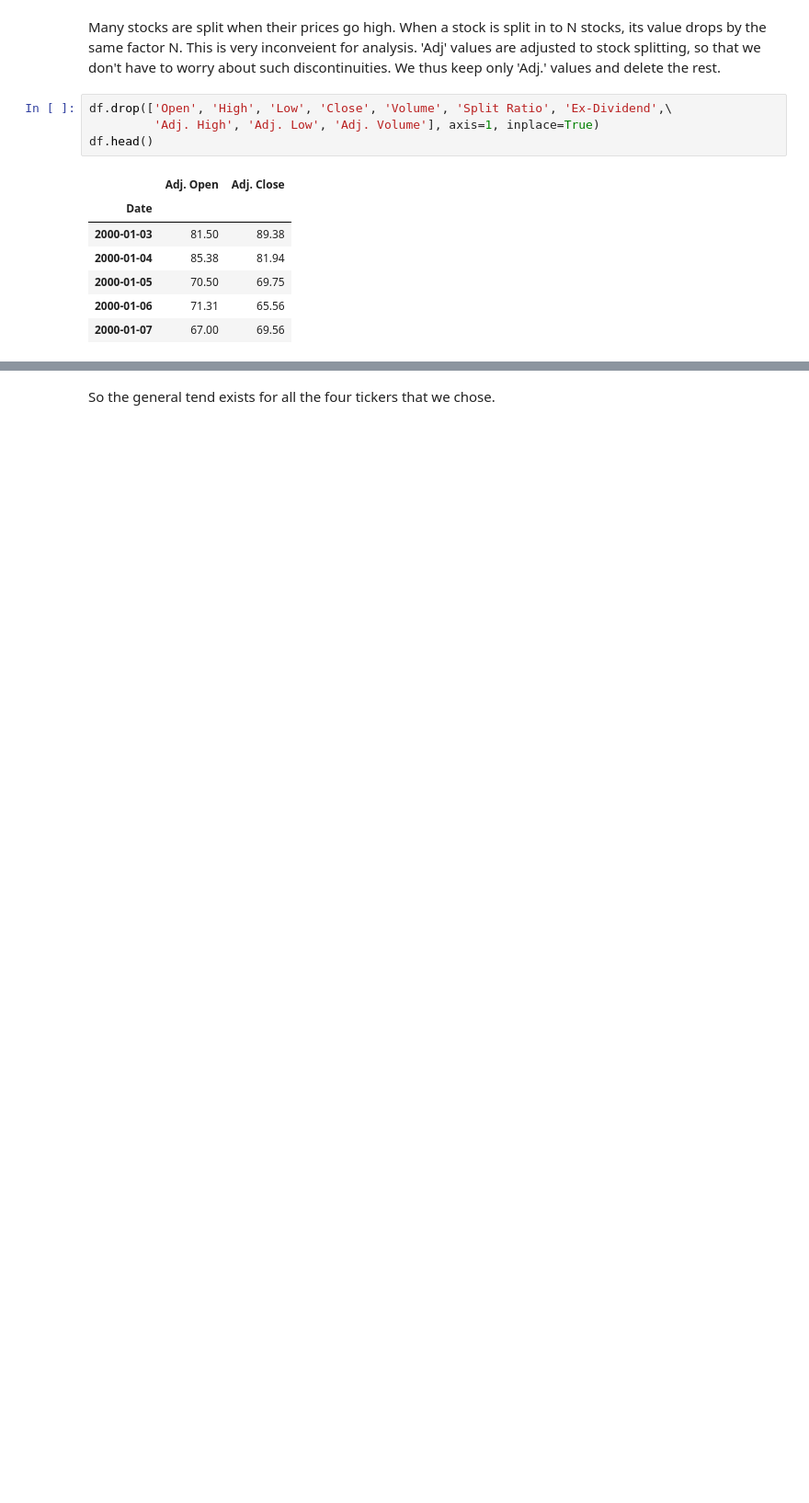
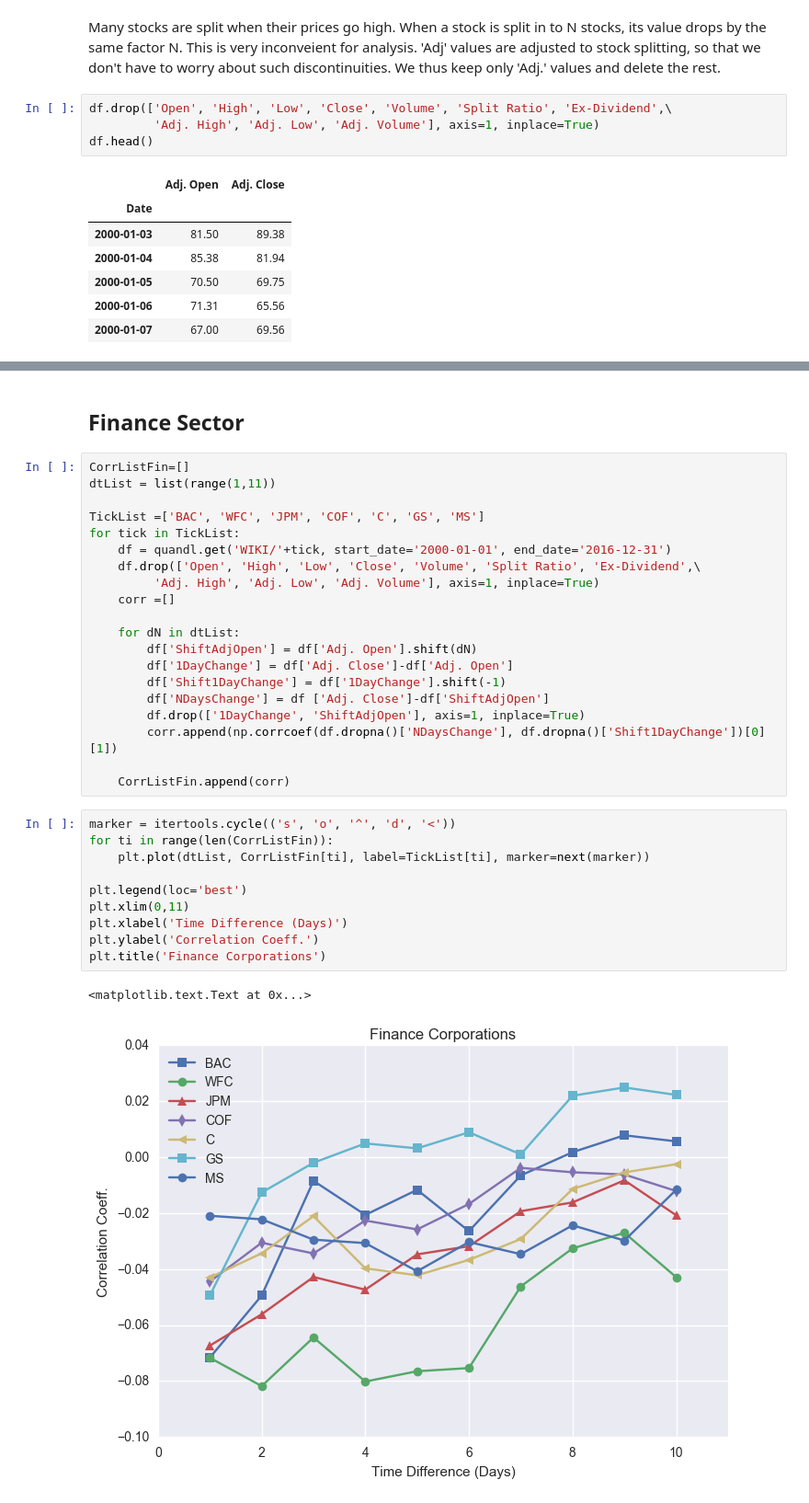
Before and after one commit to ngpraveen/Stock-Price, a Jupyter notebook: stock-prices.ipynb, the cells around one changed output, grey strips where cells are left out. Shown at 92% size. Saved outputs shown, nothing was run; the diff lists cells and outputs as text; blank space fills up the shorter version.

```diff
--- a/stock-prices.ipynb
+++ b/stock-prices.ipynb
@@ -159,2 +138,35 @@ plt.ylabel('Correlation Coeff.')
-# %% [markdown]
-So the general tend exists for all the four tickers that we chose.
+# %% [markdown]
+## Finance Sector
+# %%
+CorrListFin=[]
+dtList = list(range(1,11))
+
+TickList =['BAC', 'WFC', 'JPM', 'COF', 'C', 'GS', 'MS']
+for tick in TickList:
+    df = quandl.get('WIKI/'+tick, start_date='2000-01-01', end_date='2016-12-31')
+    df.drop(['Open', 'High', 'Low', 'Close', 'Volume', 'Split Ratio', 'Ex-Dividend',\
+         'Adj. High', 'Adj. Low', 'Adj. Volume'], axis=1, inplace=True)
+    corr =[]
+
+    for dN in dtList:
+        df['ShiftAdjOpen'] = df['Adj. Open'].shift(dN)
+        df['1DayChange'] = df['Adj. Close']-df['Adj. Open']
+        df['Shift1DayChange'] = df['1DayChange'].shift(-1)
+        df['NDaysChange'] = df ['Adj. Close']-df['ShiftAdjOpen']
+        df.drop(['1DayChange', 'ShiftAdjOpen'], axis=1, inplace=True)
+        corr.append(np.corrcoef(df.dropna()['NDaysChange'], df.dropna()['Shift1DayChange'])[0][1])
+
+    CorrListFin.append(corr)
+# %%
+marker = itertools.cycle(('s', 'o', '^', 'd', '<'))
+for ti in range(len(CorrListFin)):
+    plt.plot(dtList, CorrListFin[ti], label=TickList[ti], marker=next(marker))
+
+plt.legend(loc='best')
+plt.xlim(0,11)
+plt.xlabel('Time Difference (Days)')
+plt.ylabel('Correlation Coeff.')
+plt.title('Finance Corporations')
+# %% [output]
+<matplotlib.text.Text at 0x...>
+[figure, added]
```
Also changed, not shown: parts of 20 cells of this notebook.
